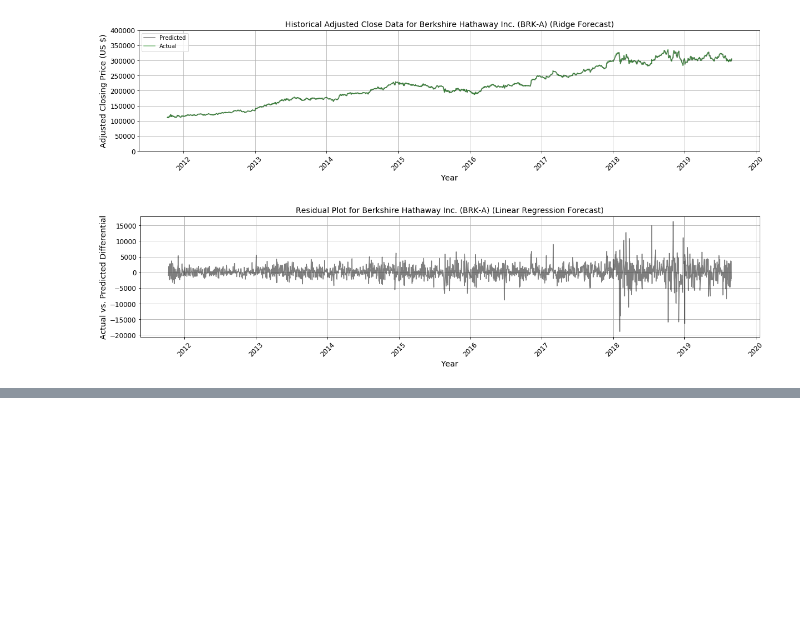
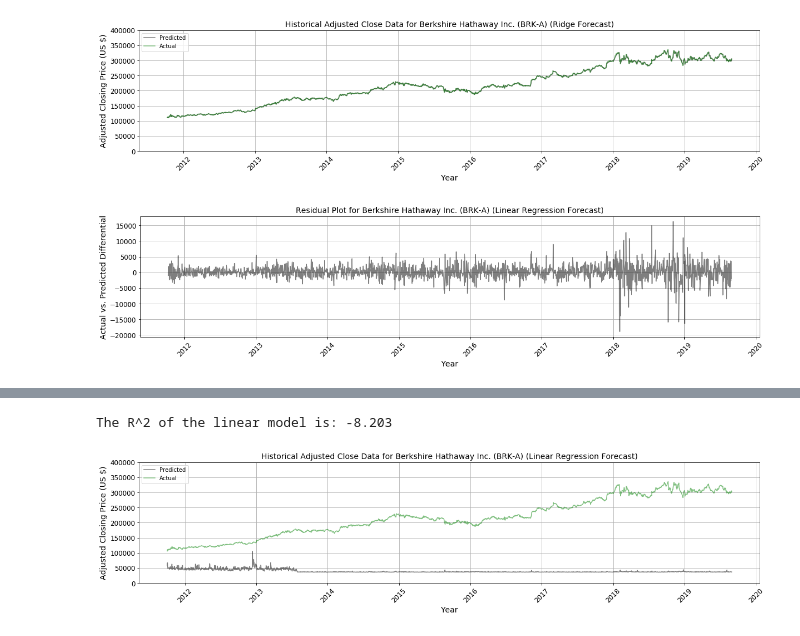
Before and after one commit to grantaguinaldo/ml_apps, a Jupyter notebook: finance/finance_forecast.ipynb, the cells around one changed output, grey strips where cells are left out. Drawn from its saved outputs; the diff is of its cells as text; code cells hidden in the pictures; blank space fills up the shorter version.

```diff
--- a/finance/finance_forecast.ipynb
+++ b/finance/finance_forecast.ipynb
@@ -114,6 +100,7 @@ Need to write out background on why I am proposing to do `cross_validation` in t
 
 tot_training_points = df.shape[0] - 30 #Offsetting the start of the data by 30 days.
 testing_period = 1                     #Doing a one-day forecast for testing (counterfactual).
+train_test_split_ratio = 0.8
 
 #Creates a 2D matrix of sample idx where each row is a 1D vector of 30 training points and one testing point.
 #The number of rows is equal to the total number of training points in the dataset.
@@ -129,7 +116,7 @@ X = cv_matrix[:,:-1]
 y = cv_matrix[:,-1]
 
 #Finds idx that splits the data into the training and testing set.
-train_test_split_idx = int(0.80 * tot_training_points)
+train_test_split_idx = int(train_test_split_ratio * tot_training_points)
 
 #Take all points until from 0 up to the train_test_split_idx
 X_train = X[:train_test_split_idx]
@@ -300,0 +294,4 @@ plt.show()
+# %%
+df['HL_PCT'] = ((df1['HIGH'] - df1['LOW']) / df1['CLOSE']) * 100
+df['DELTA_PCT'] = ((df1['CLOSE'] - df1['OPEN']) / df1['OPEN']) *100
+df.head()
@@ -300,0 +314,2 @@ plt.show()
+# %%
+cv_matrix = df[['VOLUME', 'HL_PCT', 'DELTA_PCT', 'ADJ_CLOSE']].values
@@ -300,0 +335,33 @@ plt.show()
+# %%
+lr = LinearRegression().fit(X_train, y_train)
+y_pred_lr = lr.predict(X_test)
+print('The R^2 of the linear model is: {0:.3f}'.format(lr.score(X_test, y_test)))
+# %% [output]
+The R^2 of the linear model is: -8.203
+# %%
+#Need to plot y_pred_lr vs. actual.
+plt.figure(figsize=(20, 4))
+
+plt.plot(df['DATE'][-X_test.shape[0]:],
+         y_pred_lr,
+         color='k',
+         alpha=0.5,
+         label='Predicted')
+
+plt.plot(df['DATE'][-X_test.shape[0]:],
+         y_test,
+         color='g',
+         alpha=0.5,
+         label='Actual')
+
+plt.legend(loc='upper left')
+plt.xlabel('Year', fontsize=14)
+plt.ylabel('Adjusted Closing Price (US $)', fontsize=14)
+plt.title('Historical Adjusted Close Data for Berkshire Hathaway Inc. (BRK-A) (Linear Regression Forecast)', fontsize=14)
+plt.xticks(fontsize=12, rotation=45)
+plt.yticks(fontsize=12)
+plt.ylim(0, 400000)
+plt.grid(True)
+plt.show()
+# %% [output]
+[figure, added]
```
Also changed, not shown: parts of 14 cells of this notebook.
